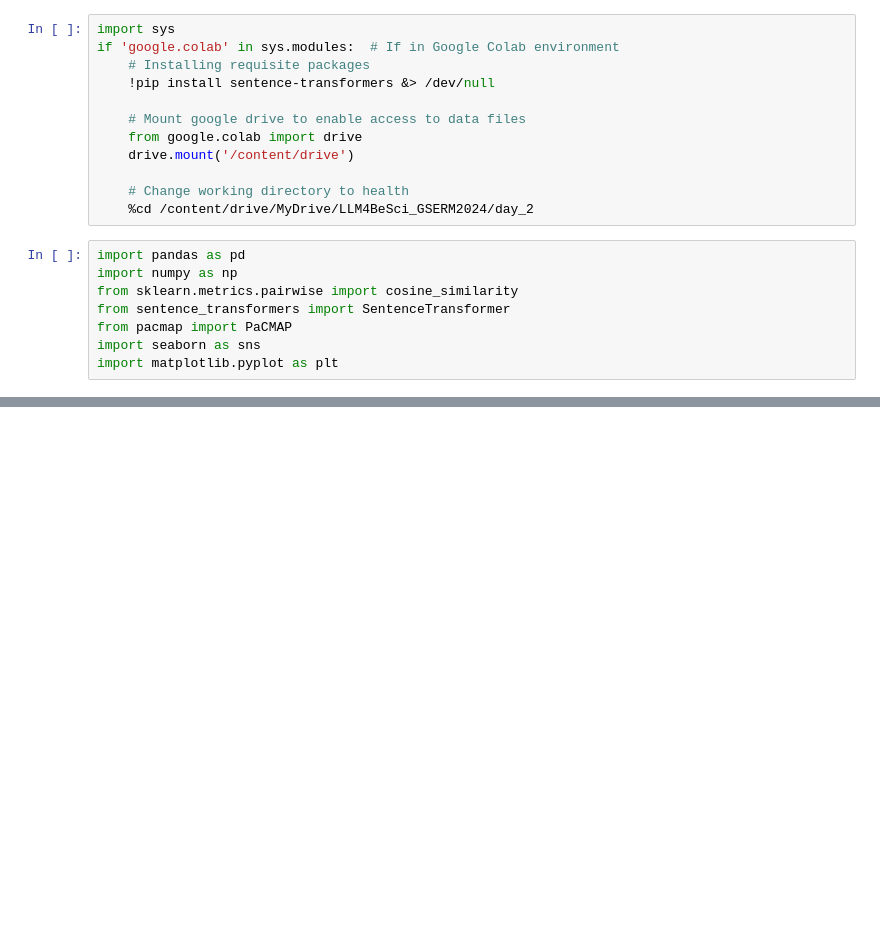
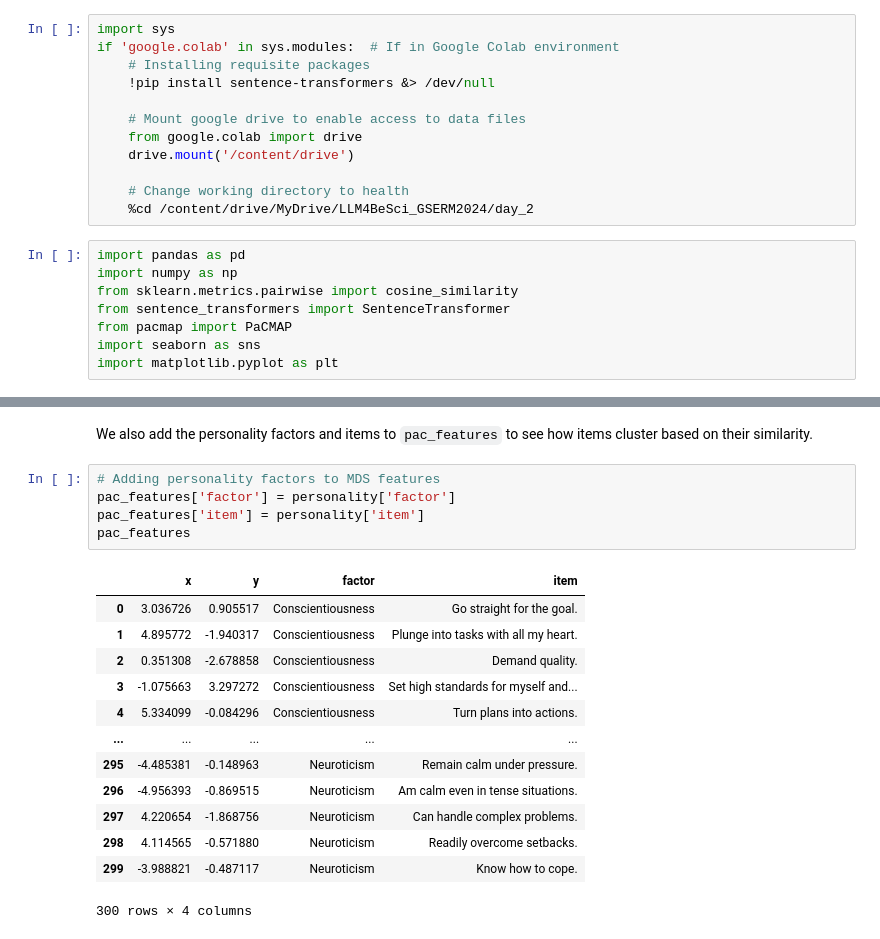
Before and after one commit to Zak-Hussain/LLM4BeSci_GSERM2024, a Jupyter notebook: day_2/day_2.ipynb, the cells around one changed output, grey strips where cells are left out. Saved outputs shown, nothing was run; the diff lists cells and outputs as text; blank space fills up the shorter version.

```diff
--- a/day_2/day_2.ipynb
+++ b/day_2/day_2.ipynb
@@ -81,0 +199,21 @@ print(f'r of absolute values: {predicted_sims_flat.abs().corr(observed_sims_flat
+# %% [markdown]
+We also add the personality factors and items to `pac_features` to see how items cluster based on their similarity.
+# %%
+# Adding personality factors to MDS features
+pac_features['factor'] = personality['factor']
+pac_features['item'] = personality['item']
+pac_features
+# %% [output]
+|  | x | y | factor | item |
+| 0 | 3.036726 | 0.905517 | Conscientiousness | Go straight for the goal. |
+| 1 | 4.895772 | -1.940317 | Conscientiousness | Plunge into tasks with all my heart. |
+| 2 | 0.351308 | -2.678858 | Conscientiousness | Demand quality. |
+| 3 | -1.075663 | 3.297272 | Conscientiousness | Set high standards for myself and... |
+| 4 | 5.334099 | -0.084296 | Conscientiousness | Turn plans into actions. |
+| ... | ... | ... | ... | ... |
+| 295 | -4.485381 | -0.148963 | Neuroticism | Remain calm under pressure. |
+| 296 | -4.956393 | -0.869515 | Neuroticism | Am calm even in tense situations. |
+| 297 | 4.220654 | -1.868756 | Neuroticism | Can handle complex problems. |
+| 298 | 4.114565 | -0.571880 | Neuroticism | Readily overcome setbacks. |
+| 299 | -3.988821 | -0.487117 | Neuroticism | Know how to cope. |
+300 rows × 4 columns
```
Also changed, not shown: parts of 32 cells of this notebook.
